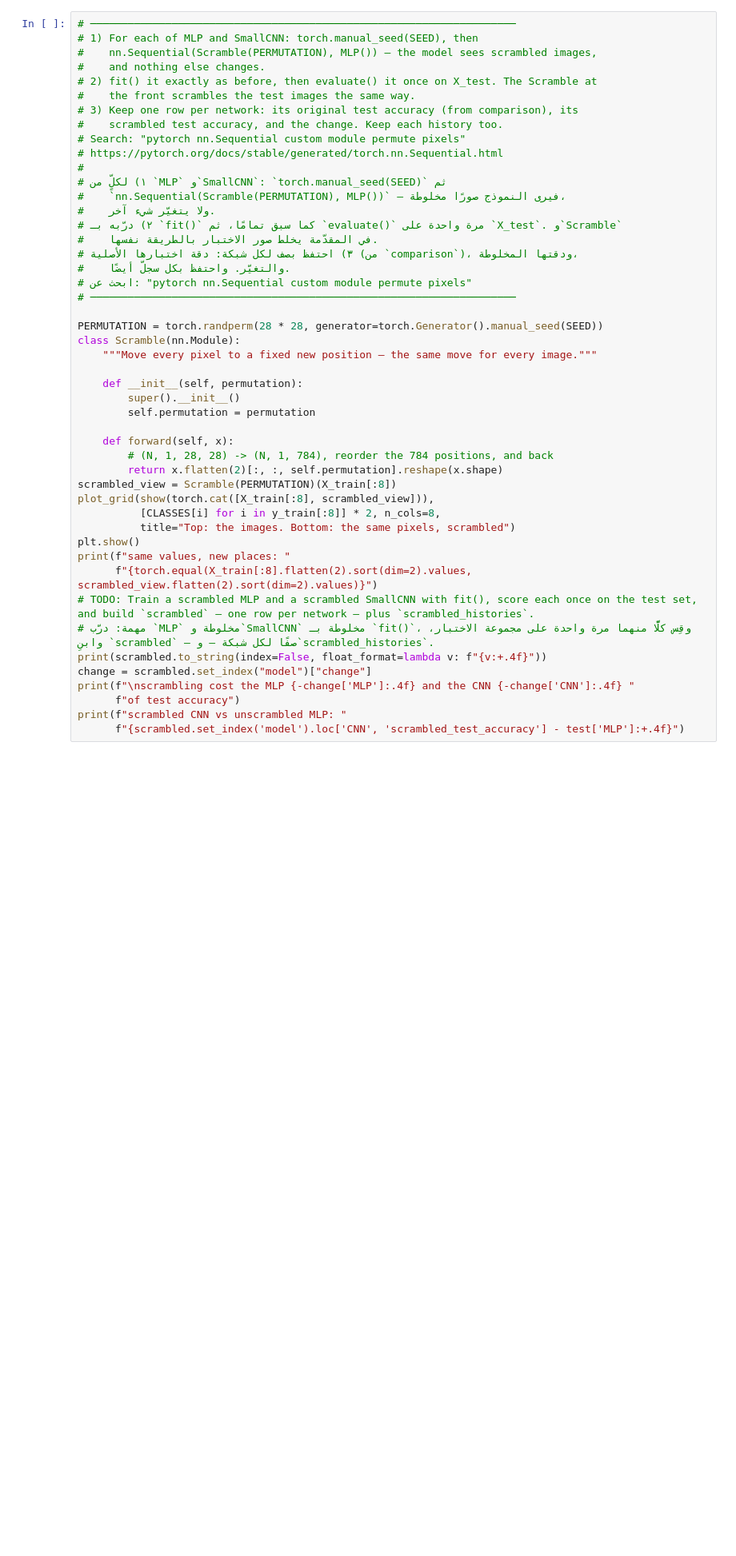
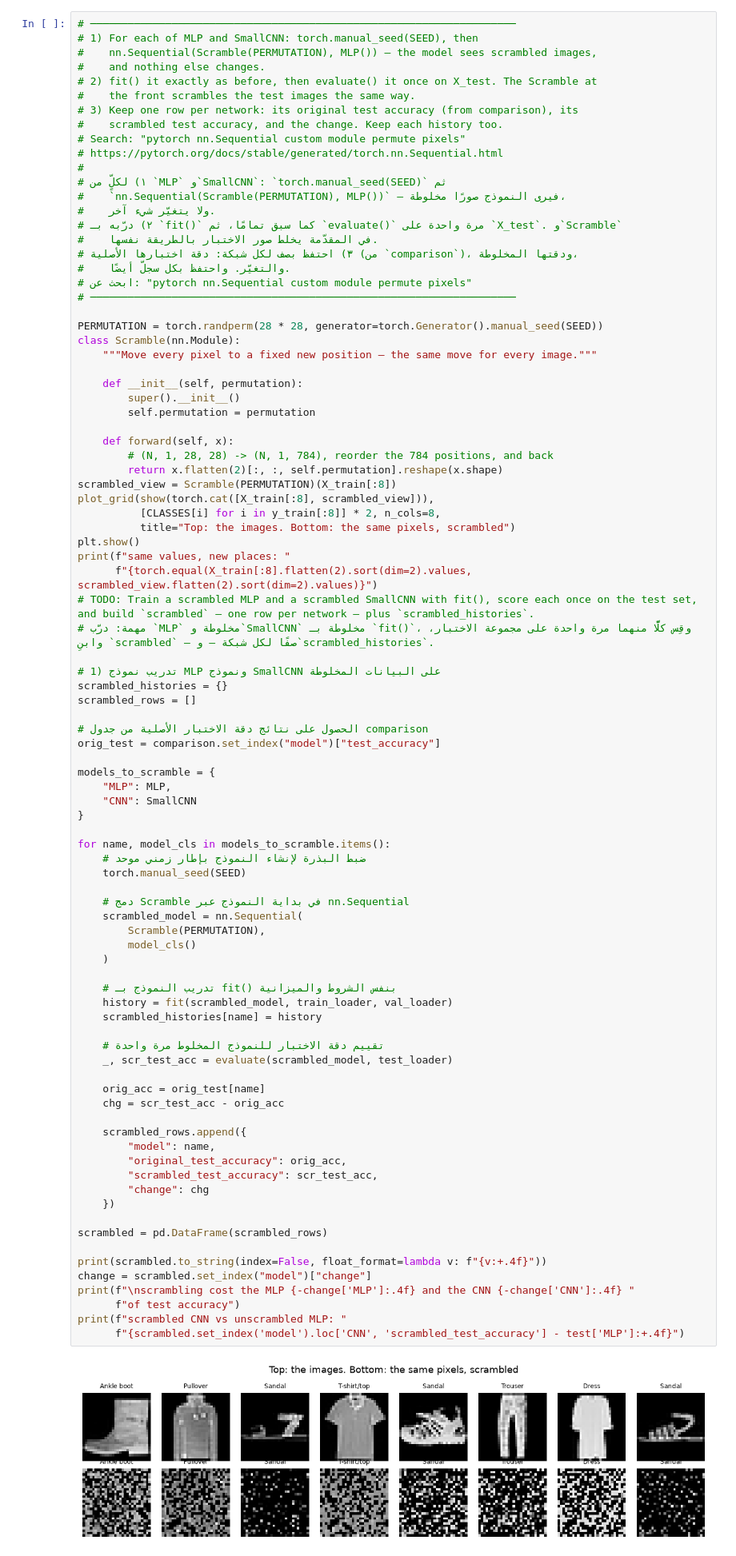
Before and after one commit to OMH-sa/AIEP_Olo_student, a Jupyter notebook: week_3_neural_networks/labs/D5_linear_vs_conv/D5_linear_vs_conv_blank.ipynb, the cells around one changed output. Shown at 80% size. Cells and saved outputs as stored; diff of their text form; blank space fills up the shorter version.

```diff
--- a/week_3_neural_networks/labs/D5_linear_vs_conv/D5_linear_vs_conv_blank.ipynb
+++ b/week_3_neural_networks/labs/D5_linear_vs_conv/D5_linear_vs_conv_blank.ipynb
@@ -1293,30 +1566,74 @@ cell**, and write your prediction down.
 #    والتغيّر. واحتفظ بكل سجلّ أيضًا.
 # ابحث عن: "pytorch nn.Sequential custom module permute pixels"
 # ────────────────────────────────────────────────────────────────────
 
 PERMUTATION = torch.randperm(28 * 28, generator=torch.Generator().manual_seed(SEED))
 class Scramble(nn.Module):
     """Move every pixel to a fixed new position — the same move for every image."""
 
     def __init__(self, permutation):
         super().__init__()
         self.permutation = permutation
 
     def forward(self, x):
         # (N, 1, 28, 28) -> (N, 1, 784), reorder the 784 positions, and back
         return x.flatten(2)[:, :, self.permutation].reshape(x.shape)
 scrambled_view = Scramble(PERMUTATION)(X_train[:8])
 plot_grid(show(torch.cat([X_train[:8], scrambled_view])),
           [CLASSES[i] for i in y_train[:8]] * 2, n_cols=8,
           title="Top: the images. Bottom: the same pixels, scrambled")
 plt.show()
 print(f"same values, new places: "
       f"{torch.equal(X_train[:8].flatten(2).sort(dim=2).values, scrambled_view.flatten(2).sort(dim=2).values)}")
 # TODO: Train a scrambled MLP and a scrambled SmallCNN with fit(), score each once on the test set, and build `scrambled` — one row per network — plus `scrambled_histories`.
 # مهمة: درّب `MLP` مخلوطة و`SmallCNN` مخلوطة بـ `fit()`، وقِس كلًّا منهما مرة واحدة على مجموعة الاختبار، وابنِ `scrambled` — صفًا لكل شبكة — و`scrambled_histories`.
+
+# 1) تدريب نموذج MLP ونموذج SmallCNN على البيانات المخلوطة
+scrambled_histories = {}
+scrambled_rows = []
+
+# الحصول على نتائج دقة الاختبار الأصلية من جدول comparison
+orig_test = comparison.set_index("model")["test_accuracy"]
+
+models_to_scramble = {
+    "MLP": MLP,
+    "CNN": SmallCNN
+}
+
+for name, model_cls in models_to_scramble.items():
+    # ضبط البذرة لإنشاء النموذج بإطار زمني موحد
+    torch.manual_seed(SEED)
+
+    # دمج Scramble في بداية النموذج عبر nn.Sequential
+    scrambled_model = nn.Sequential(
+        Scramble(PERMUTATION),
+        model_cls()
+    )
+
+    # تدريب النموذج بـ fit() بنفس الشروط والميزانية
+    history = fit(scrambled_model, train_loader, val_loader)
+    scrambled_histories[name] = history
+
+    # تقييم دقة الاختبار للنموذج المخلوط مرة واحدة
+    _, scr_test_acc = evaluate(scrambled_model, test_loader)
+
+    orig_acc = orig_test[name]
+    chg = scr_test_acc - orig_acc
+
+    scrambled_rows.append({
+        "model": name,
+        "original_test_accuracy": orig_acc,
+        "scrambled_test_accuracy": scr_test_acc,
+        "change": chg
+    })
+
+scrambled = pd.DataFrame(scrambled_rows)
+
 print(scrambled.to_string(index=False, float_format=lambda v: f"{v:+.4f}"))
 change = scrambled.set_index("model")["change"]
 print(f"\nscrambling cost the MLP {-change['MLP']:.4f} and the CNN {-change['CNN']:.4f} "
       f"of test accuracy")
 print(f"scrambled CNN vs unscrambled MLP: "
       f"{scrambled.set_index('model').loc['CNN', 'scrambled_test_accuracy'] - test['MLP']:+.4f}")
+# %% [output]
+[figure, added]
```
Also changed, not shown: parts of 13 cells of this notebook.
